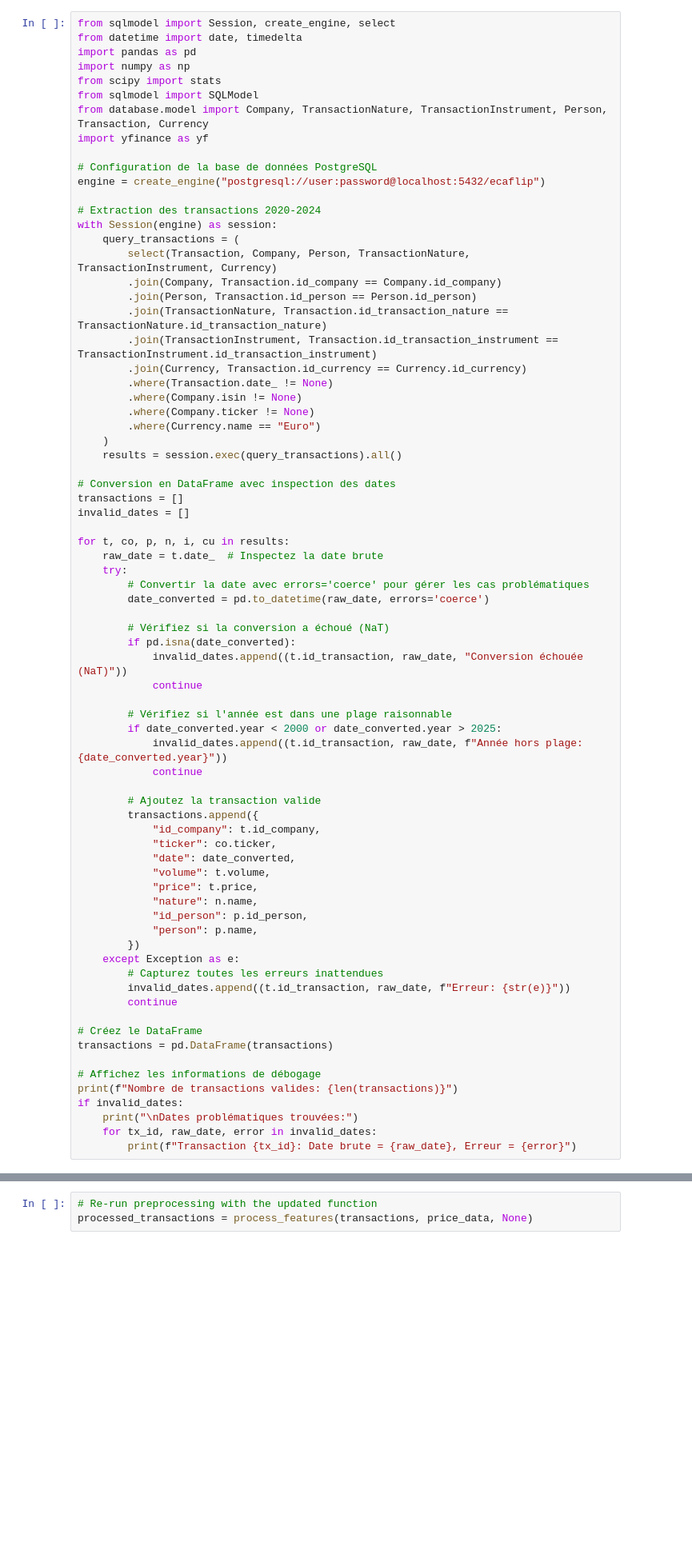
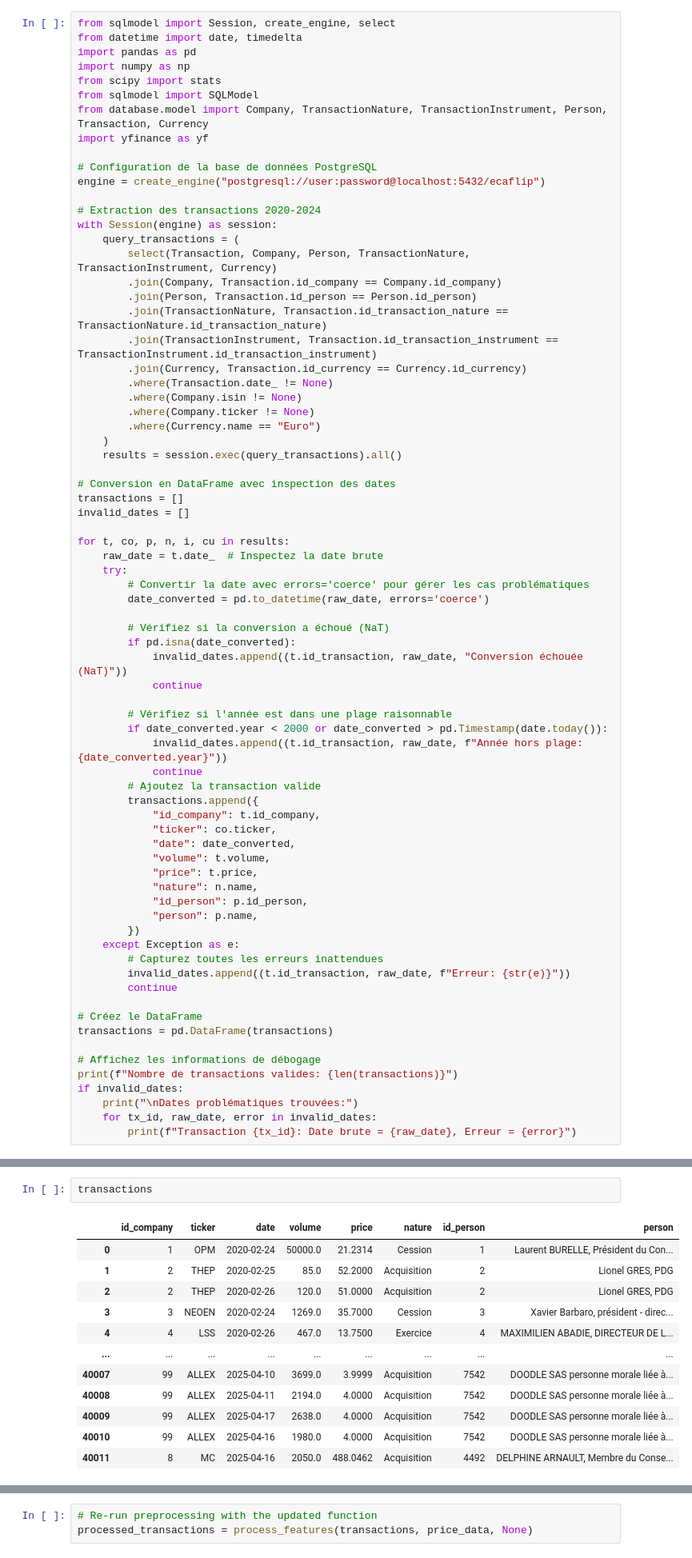
Before and after one commit to lakonguina/ecaflip, a Jupyter notebook: model.ipynb, the cells around one changed output, grey strips where cells are left out. Shown at 80% size. Saved outputs shown, nothing was run; the diff lists cells and outputs as text; blank space fills up the shorter version.

```diff
--- a/model.ipynb
+++ b/model.ipynb
@@ -46,10 +49,9 @@ for t, co, p, n, i, cu in results:
             continue
 
         # Vérifiez si l'année est dans une plage raisonnable
-        if date_converted.year < 2000 or date_converted.year > 2025:
+        if date_converted.year < 2000 or date_converted > pd.Timestamp(date.today()):
             invalid_dates.append((t.id_transaction, raw_date, f"Année hors plage: {date_converted.year}"))
             continue
-
         # Ajoutez la transaction valide
         transactions.append({
             "id_company": t.id_company,
@@ -82,0 +98,15 @@ Transaction 1819: Date brute = 4020-05-30, Erreur = Conversion échouée (NaT)
+# %%
+transactions
+# %% [output]
+|  | id_company | ticker | date | volume | price | nature | id_person | person |
+| 0 | 1 | OPM | 2020-02-24 | 50000.0 | 21.2314 | Cession | 1 | Laurent BURELLE, Président du Con... |
+| 1 | 2 | THEP | 2020-02-25 | 85.0 | 52.2000 | Acquisition | 2 | Lionel GRES, PDG |
+| 2 | 2 | THEP | 2020-02-26 | 120.0 | 51.0000 | Acquisition | 2 | Lionel GRES, PDG |
+| 3 | 3 | NEOEN | 2020-02-24 | 1269.0 | 35.7000 | Cession | 3 | Xavier Barbaro, président - direc... |
+| 4 | 4 | LSS | 2020-02-26 | 467.0 | 13.7500 | Exercice | 4 | MAXIMILIEN ABADIE, DIRECTEUR DE L... |
+| ... | ... | ... | ... | ... | ... | ... | ... | ... |
+| 40007 | 99 | ALLEX | 2025-04-10 | 3699.0 | 3.9999 | Acquisition | 7542 | DOODLE SAS personne morale liée à... |
+| 40008 | 99 | ALLEX | 2025-04-11 | 2194.0 | 4.0000 | Acquisition | 7542 | DOODLE SAS personne morale liée à... |
+| 40009 | 99 | ALLEX | 2025-04-17 | 2638.0 | 4.0000 | Acquisition | 7542 | DOODLE SAS personne morale liée à... |
+| 40010 | 99 | ALLEX | 2025-04-16 | 1980.0 | 4.0000 | Acquisition | 7542 | DOODLE SAS personne morale liée à... |
+| 40011 | 8 | MC | 2025-04-16 | 2050.0 | 488.0462 | Acquisition | 4492 | DELPHINE ARNAULT, Membre du Conse... |
```
Also changed, not shown: parts of 14 cells of this notebook, 8 other files.
